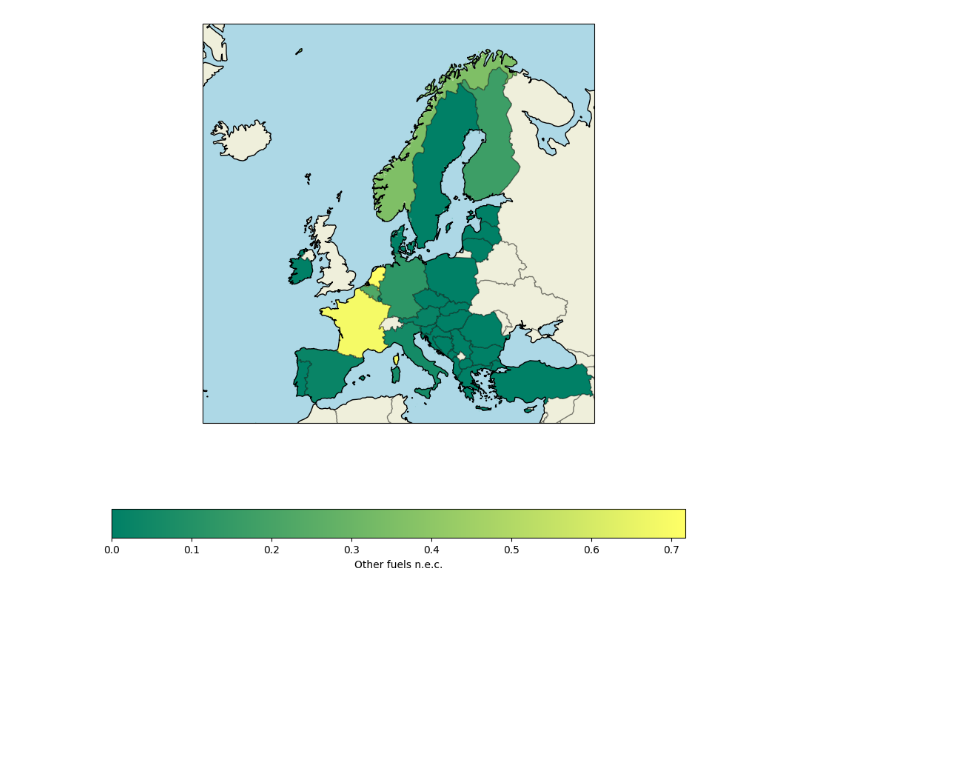
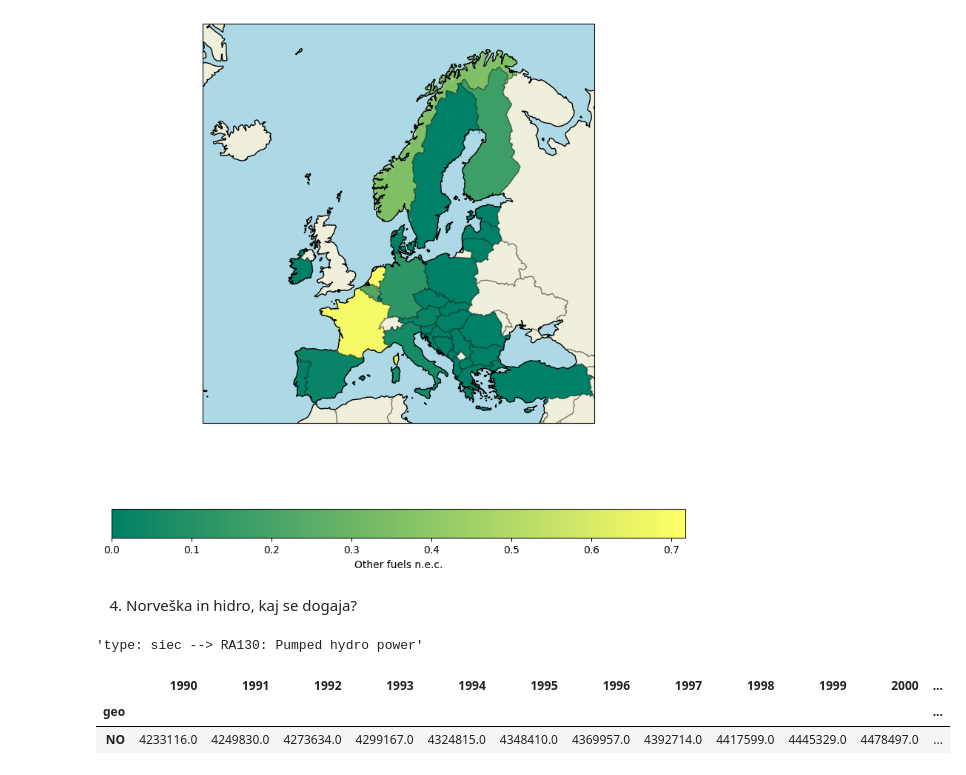
Before and after one commit to TilenG2/EU_Power_production, a Jupyter notebook: electrical_production.ipynb, the cells around one changed output. Saved outputs shown, nothing was run; the diff lists cells and outputs as text; code cells hidden in the pictures; blank space fills up the shorter version.

```diff
--- a/electrical_production.ipynb
+++ b/electrical_production.ipynb
@@ -535,3 +535,17 @@ for siec, i in zip(data_power_production_normalized.keys(), range(len(data_power
 [figure]
 [figure]
 [figure]
+# %% [markdown]
+4. Norveška in hidro, kaj se dogaja?
+# %%
+what_is('RA130')
+# %% [output]
+'type: siec --> RA130: Pumped hydro power'
+# %%
+# data_renewables_small.iloc[row]
+data_pop_Norwey = data_pop_imputed.loc[data_pop_imputed['geo'] == 'NO'].set_index('geo')
+data_pop_Norwey
+# %% [output]
+|  | 1990 | 1991 | 1992 | 1993 | 1994 | 1995 | 1996 | 1997 | 1998 | 1999 | 2000 | ... |
+| geo |  |  |  |  |  |  |  |  |  |  |  | ... |
+| NO | 4233116.0 | 4249830.0 | 4273634.0 | 4299167.0 | 4324815.0 | 4348410.0 | 4369957.0 | 4392714.0 | 4417599.0 | 4445329.0 | 4478497.0 | ... |
```
Also changed, not shown: parts of 3 cells of this notebook.
